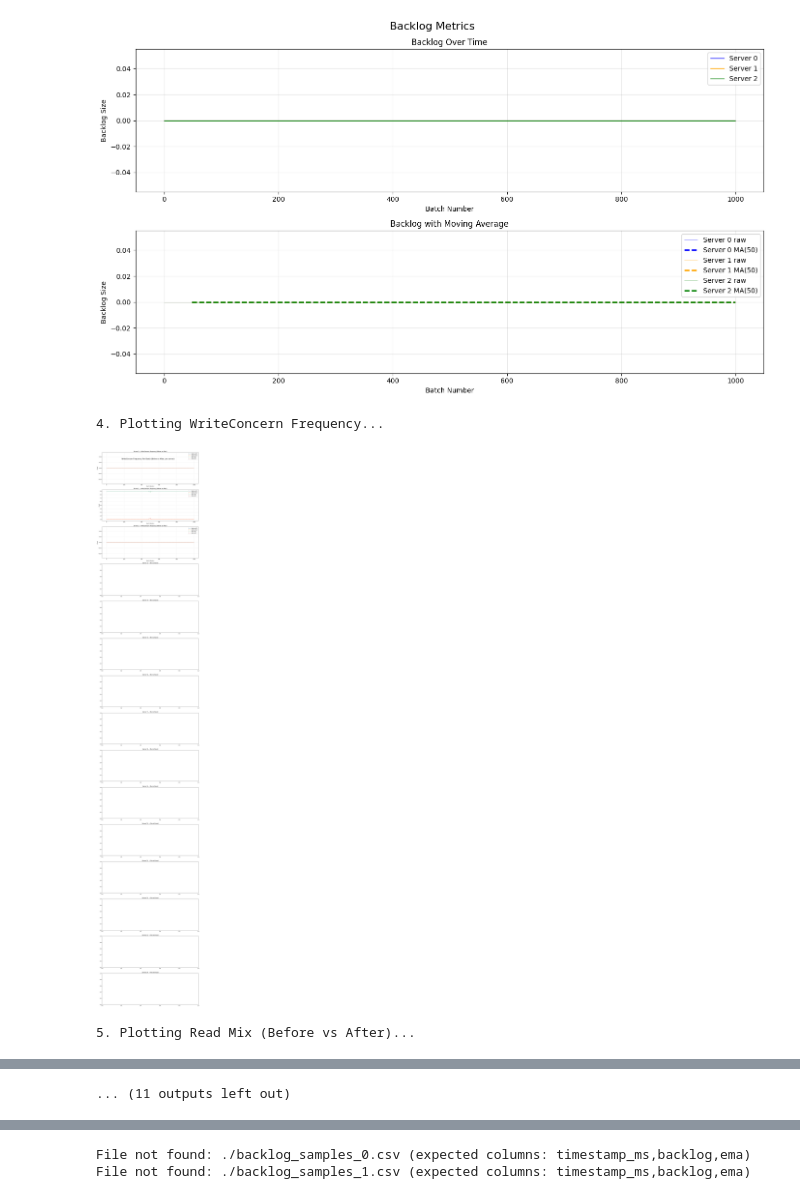
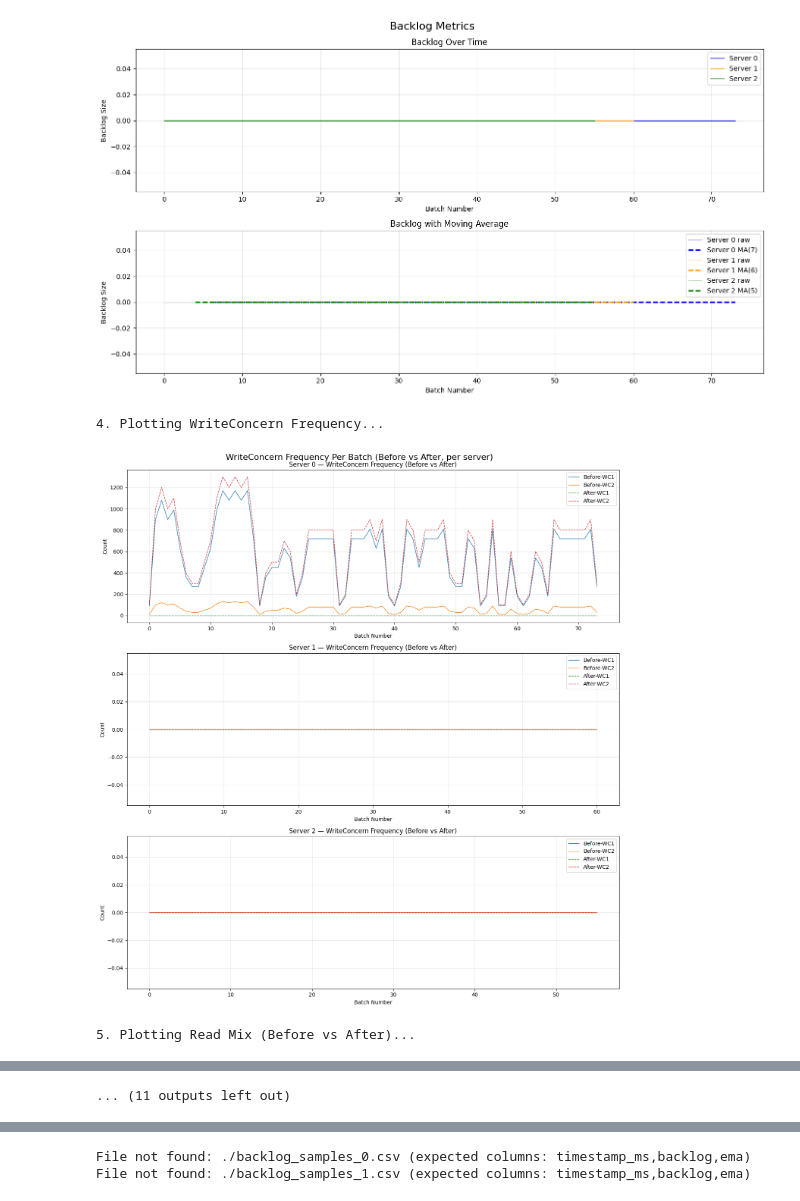
Before and after one commit to MARTIANSID/Tuneable-Consistency, a Jupyter notebook: graphs.ipynb, the cells around one changed output, grey strips where cells are left out. Cells and saved outputs as stored; diff of their text form; code cells hidden in the pictures.

Commit message:
Graph and Token Bucket Changes

```diff
--- a/graphs.ipynb
+++ b/graphs.ipynb
@@ -45,7 +45,7 @@ import os
 CSV_DIR = "."  # Change this if CSVs are in a different directory
 
 # Server IDs — update to match the number of servers started in Servers.java
-NUM_SERVERS = 15
+NUM_SERVERS = 3
 SERVER_IDS = list(range(NUM_SERVERS))
 
 COLORS = ['blue', 'orange', 'green', 'red', 'purple', 'brown']
@@ -551,4 +515,4 @@ File not found: ./backlog_14.csv
-[figure, old version]
+[figure, new version]
 4. Plotting WriteConcern Frequency...
-[figure, old version]
+[figure, new version]
 5. Plotting Read Mix (Before vs After)...
```
Also changed, not shown: parts of 5 cells of this notebook, 3 other files.
